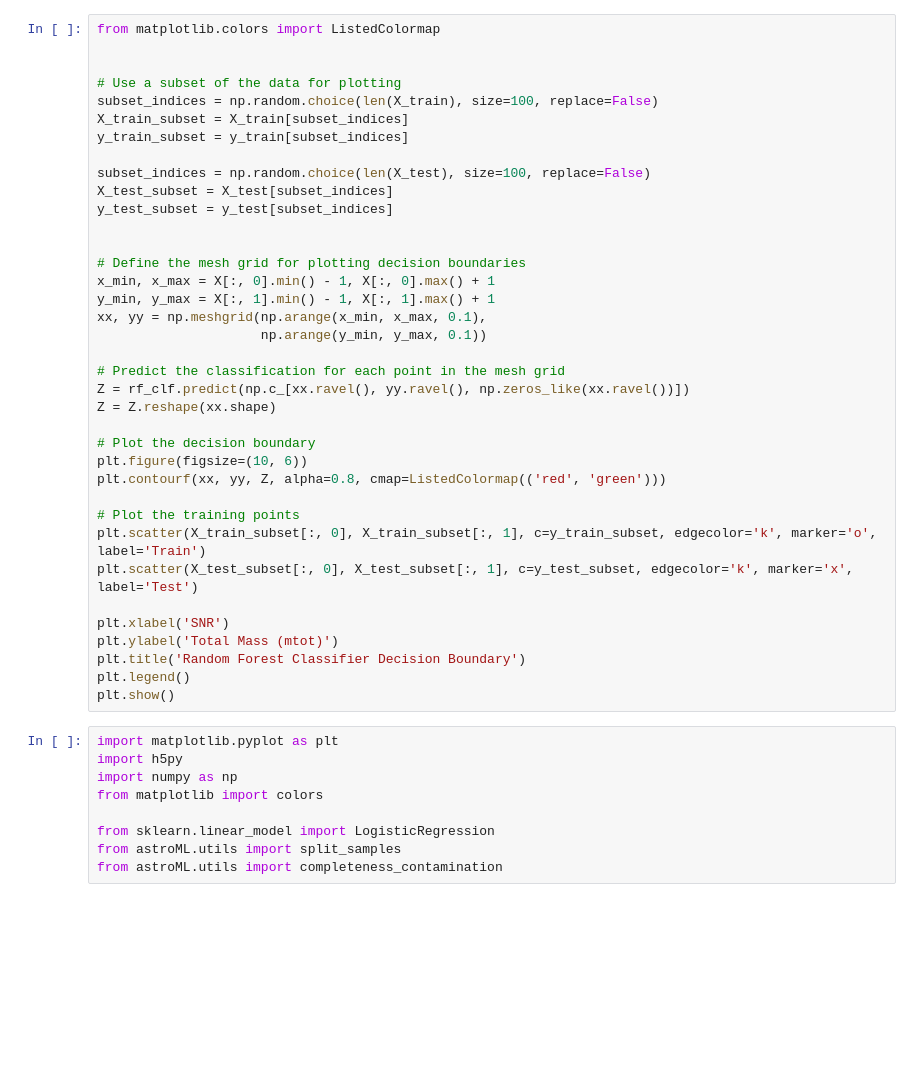
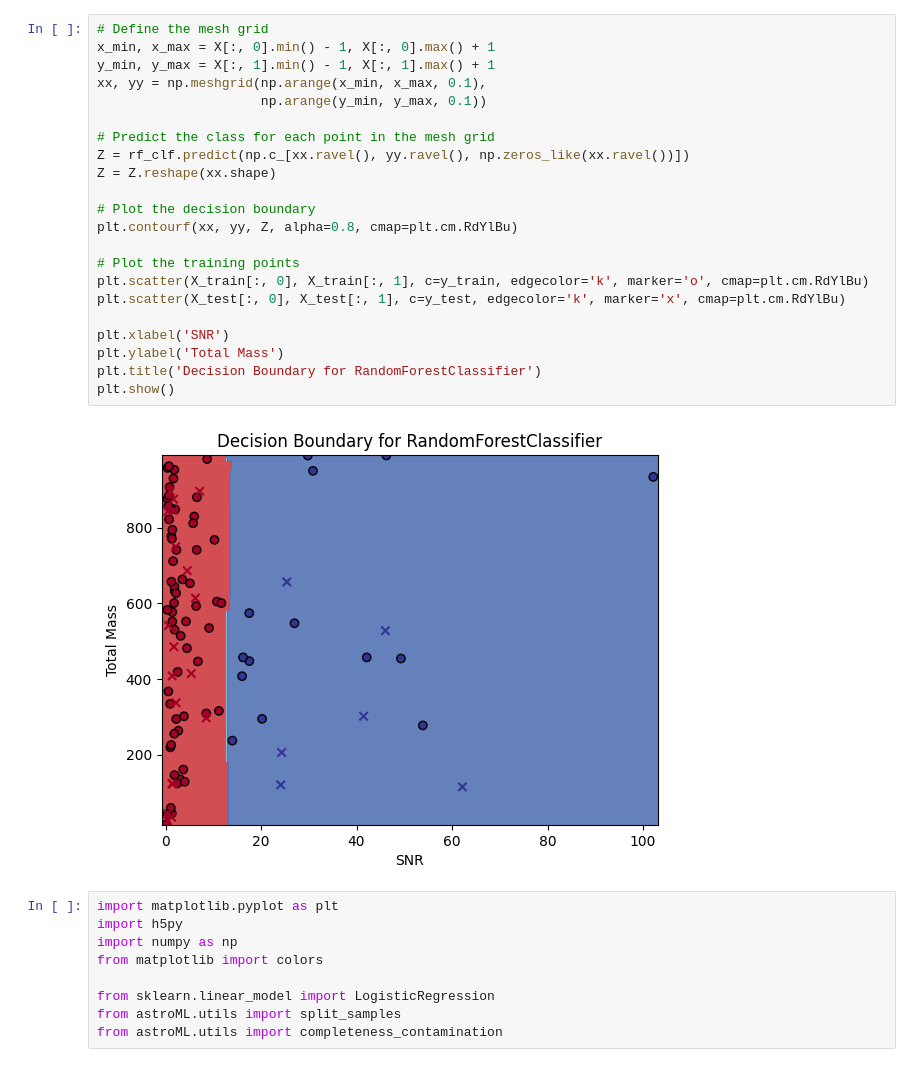
Before and after one commit to malvibellotti/astrostatistics_bicocca_2024, a Jupyter notebook: working/lecture_20_GW.ipynb, the cells around one changed output. Drawn from its saved outputs; the diff is of its cells as text; blank space fills up the shorter version.

```diff
--- a/working/lecture_20_GW.ipynb
+++ b/working/lecture_20_GW.ipynb
@@ -63,40 +63,27 @@ weighted avg       1.00      1.00      1.00       250
-# %%
-from matplotlib.colors import ListedColormap
-
-
-# Use a subset of the data for plotting
-subset_indices = np.random.choice(len(X_train), size=100, replace=False)
-X_train_subset = X_train[subset_indices]
-y_train_subset = y_train[subset_indices]
-
-subset_indices = np.random.choice(len(X_test), size=100, replace=False)
-X_test_subset = X_test[subset_indices]
-y_test_subset = y_test[subset_indices]
-
-
-# Define the mesh grid for plotting decision boundaries
-x_min, x_max = X[:, 0].min() - 1, X[:, 0].max() + 1
-y_min, y_max = X[:, 1].min() - 1, X[:, 1].max() + 1
-xx, yy = np.meshgrid(np.arange(x_min, x_max, 0.1),
-                     np.arange(y_min, y_max, 0.1))
-
-# Predict the classification for each point in the mesh grid
-Z = rf_clf.predict(np.c_[xx.ravel(), yy.ravel(), np.zeros_like(xx.ravel())])
-Z = Z.reshape(xx.shape)
-
-# Plot the decision boundary
-plt.figure(figsize=(10, 6))
-plt.contourf(xx, yy, Z, alpha=0.8, cmap=ListedColormap(('red', 'green')))
-
-# Plot the training points
-plt.scatter(X_train_subset[:, 0], X_train_subset[:, 1], c=y_train_subset, edgecolor='k', marker='o', label='Train')
-plt.scatter(X_test_subset[:, 0], X_test_subset[:, 1], c=y_test_subset, edgecolor='k', marker='x', label='Test')
-
-plt.xlabel('SNR')
-plt.ylabel('Total Mass (mtot)')
-plt.title('Random Forest Classifier Decision Boundary')
-plt.legend()
-plt.show()
+# %%
+# Define the mesh grid
+x_min, x_max = X[:, 0].min() - 1, X[:, 0].max() + 1
+y_min, y_max = X[:, 1].min() - 1, X[:, 1].max() + 1
+xx, yy = np.meshgrid(np.arange(x_min, x_max, 0.1),
+                     np.arange(y_min, y_max, 0.1))
+
+# Predict the class for each point in the mesh grid
+Z = rf_clf.predict(np.c_[xx.ravel(), yy.ravel(), np.zeros_like(xx.ravel())])
+Z = Z.reshape(xx.shape)
+
+# Plot the decision boundary
+plt.contourf(xx, yy, Z, alpha=0.8, cmap=plt.cm.RdYlBu)
+
+# Plot the training points
+plt.scatter(X_train[:, 0], X_train[:, 1], c=y_train, edgecolor='k', marker='o', cmap=plt.cm.RdYlBu)
+plt.scatter(X_test[:, 0], X_test[:, 1], c=y_test, edgecolor='k', marker='x', cmap=plt.cm.RdYlBu)
+
+plt.xlabel('SNR')
+plt.ylabel('Total Mass')
+plt.title('Decision Boundary for RandomForestClassifier')
+plt.show()
+# %% [output]
+[figure, added]
 # %%
 import matplotlib.pyplot as plt
 import h5py
```
Also changed, not shown: parts of 2 cells of this notebook, 3 other files.
